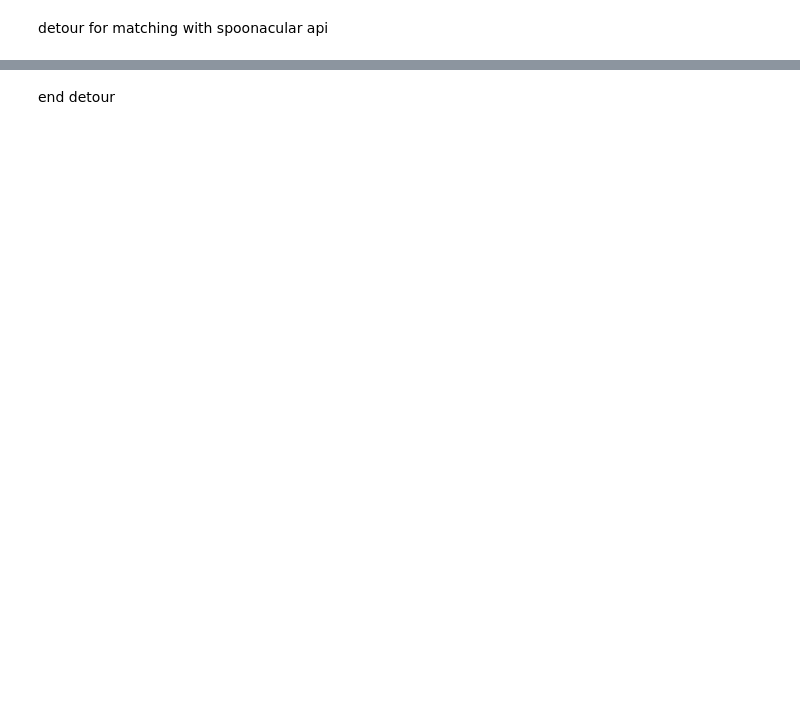
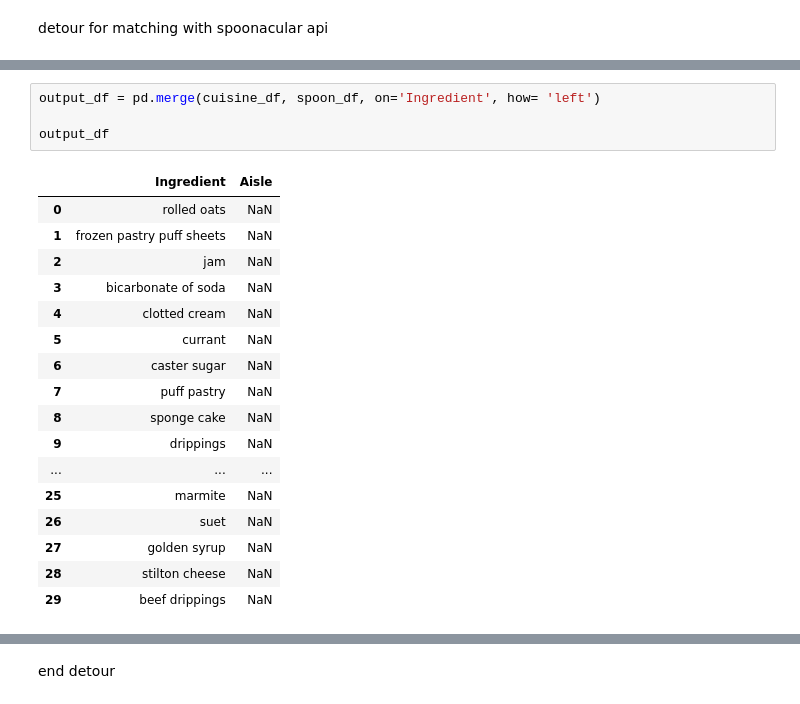
Before and after one commit to hchuhtala/Recipe-ML-App, a Jupyter notebook: ML/clean_bag_of_words.ipynb, the cells around one changed output, grey strips where cells are left out. Saved outputs shown, nothing was run; the diff lists cells and outputs as text; blank space fills up the shorter version.

```diff
--- a/ML/clean_bag_of_words.ipynb
+++ b/ML/clean_bag_of_words.ipynb
@@ -133,0 +236,22 @@ train_clean_df.head()
+# %%
+output_df = pd.merge(cuisine_df, spoon_df, on='Ingredient', how= 'left')
+
+output_df
+# %% [output]
+|  | Ingredient | Aisle |
+| 0 | rolled oats | NaN |
+| 1 | frozen pastry puff sheets | NaN |
+| 2 | jam | NaN |
+| 3 | bicarbonate of soda | NaN |
+| 4 | clotted cream | NaN |
+| 5 | currant | NaN |
+| 6 | caster sugar | NaN |
+| 7 | puff pastry | NaN |
+| 8 | sponge cake | NaN |
+| 9 | drippings | NaN |
+| ... | ... | ... |
+| 25 | marmite | NaN |
+| 26 | suet | NaN |
+| 27 | golden syrup | NaN |
+| 28 | stilton cheese | NaN |
+| 29 | beef drippings | NaN |
```
Also changed, not shown: parts of 22 cells of this notebook, 16 other files.
